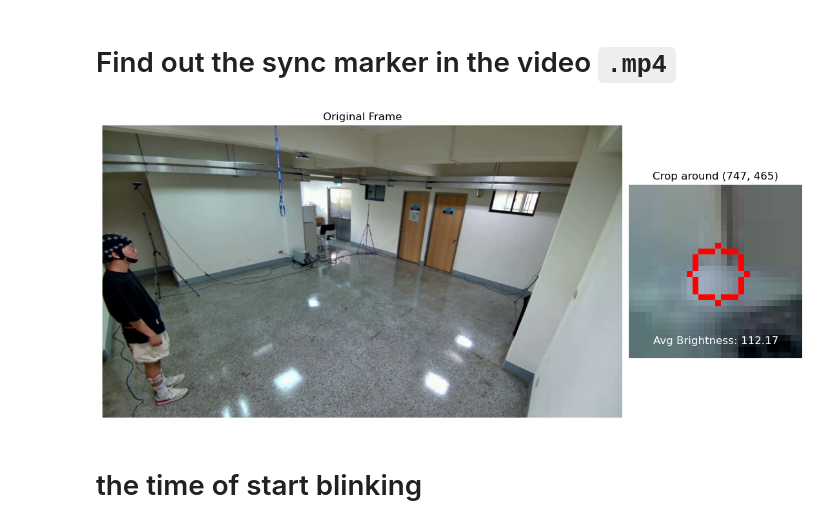
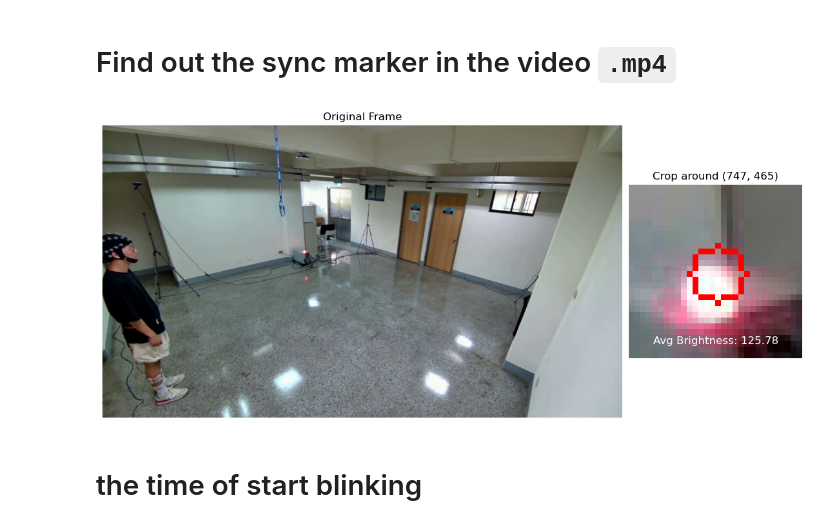
Before and after one commit to eddLai/ExoskeletonPowerAsistance, a Jupyter notebook: simulation/preprocessing/analysis/video_analysis.ipynb, the cells around one changed output. Saved outputs shown, nothing was run; the diff lists cells and outputs as text; code cells hidden in the pictures.

```diff
--- a/simulation/preprocessing/analysis/video_analysis.ipynb
+++ b/simulation/preprocessing/analysis/video_analysis.ipynb
@@ -9,7 +9,7 @@ import os
 import glob
 
 base_path = '../../mocap_EMG_EEG_data/data_An_Yu/path1_07'
-video_path = glob.glob(os.path.join(base_path, 'videos', '*.mp4'))[2]
+video_path = glob.glob(os.path.join(base_path, 'videos', '*.mp4'))[0]
 trc_file_path = glob.glob(os.path.join(base_path, 'opensim', '*.trc'))[0]
 trc_output_file_path = f'{base_path}/preprocessing/output/filtered_trc_file.trc'
 
@@ -23,7 +23,7 @@ total frames:  990
 # Find out the sync marker in the video `.mp4`
 # %%
 cap = cv2.VideoCapture(video_path)
-frame_number = 590
+frame_number = 591
 cap.set(cv2.CAP_PROP_POS_FRAMES, frame_number)
 ret, frame = cap.read()
 cap.release()
@@ -32,34 +32,34 @@ frame_rgb = cv2.cvtColor(frame, cv2.COLOR_BGR2RGB)
 lamp_x, lamp_y = 747, 465
 half_size = 15
 x_start = max(0, lamp_x - half_size)
 x_end = min(frame.shape[1], lamp_x + half_size)
 y_start = max(0, lamp_y - half_size)
 y_end = min(frame.shape[0], lamp_y + half_size)
 cropped_frame = frame[y_start:y_end, x_start:x_end]
 cropped_frame_rgb = cv2.cvtColor(cropped_frame, cv2.COLOR_BGR2RGB)
 cropped_frame_gray = cv2.cvtColor(cropped_frame, cv2.COLOR_BGR2GRAY)
 avg_brightness = np.mean(cropped_frame_gray)
 THRESHOLD = avg_brightness
 cropped_lamp_x = lamp_x - x_start
 cropped_lamp_y = lamp_y - y_start
 cv2.circle(cropped_frame_rgb, (cropped_lamp_x, cropped_lamp_y), radius=5, color=(255, 0, 0), thickness=1)
 
 
 fig, axs = plt.subplots(1, 2, figsize=(14, 6), gridspec_kw={'width_ratios': [3, 1]})
 
 axs[0].imshow(frame_rgb)
 axs[0].set_title('Original Frame')
 axs[0].axis('off')
 axs[1].imshow(cropped_frame_rgb)
 axs[1].set_title(f'Crop around ({lamp_x}, {lamp_y})')
 axs[1].axis('off')
 
 axs[1].text(0.5, 0.1, f'Avg Brightness: {avg_brightness:.2f}', color='white',
             fontsize=12, ha='center', va='center', transform=axs[1].transAxes)
 plt.subplots_adjust(wspace=0.02)
 plt.show()
 # %% [output]
-[figure, old version]
+[figure, new version]
 # %% [markdown]
 # the time of start blinking
 # %%
```
Also changed, not shown: parts of 3 cells of this notebook, 1 other file.
